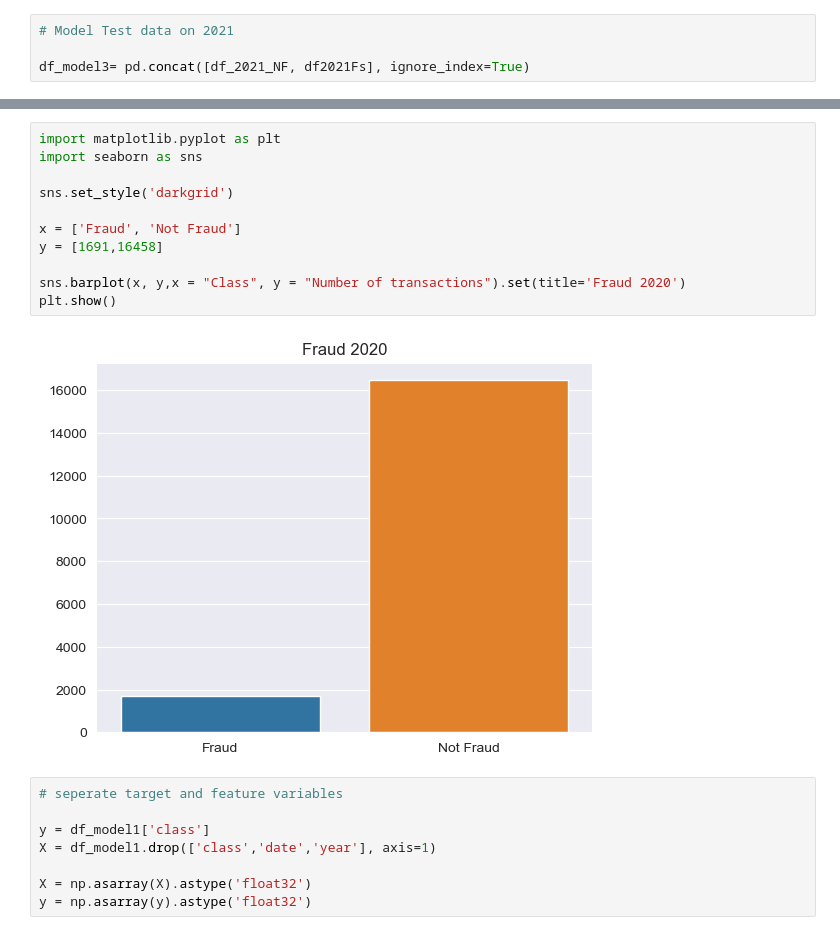
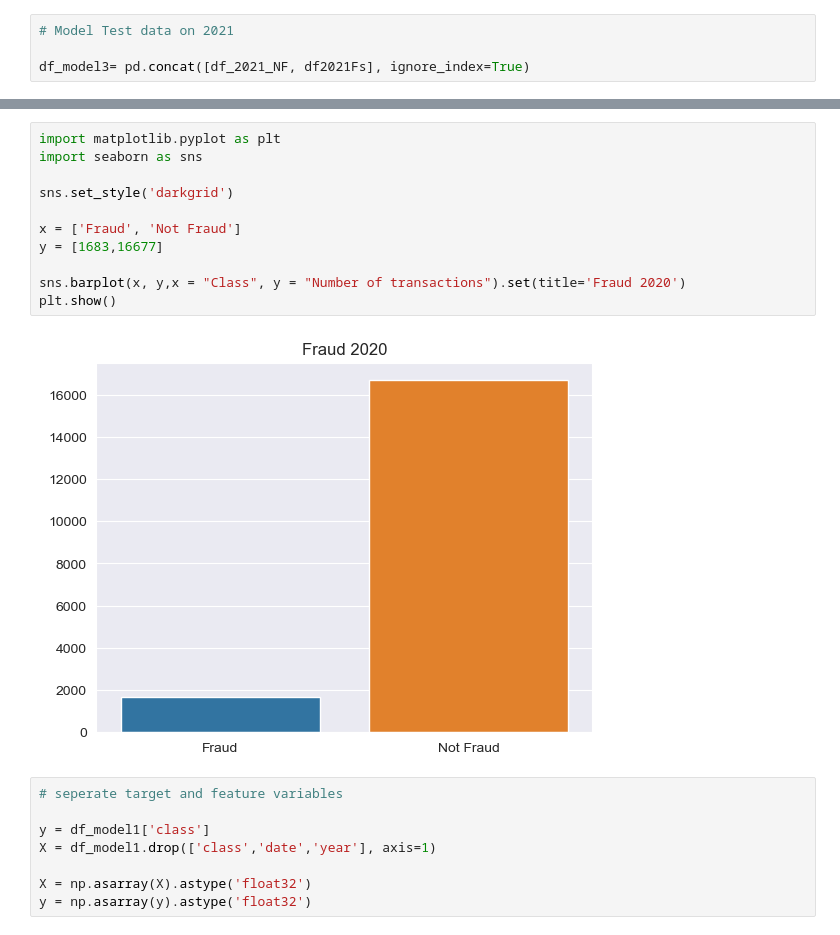
Before and after one commit to chaserobertson/credit-fraud, a Jupyter notebook: Concept drift.ipynb, the cells around one changed output, grey strips where cells are left out. Cells and saved outputs as stored; diff of their text form.

```diff
--- a/Concept drift.ipynb
+++ b/Concept drift.ipynb
@@ -384,16 +384,16 @@ Name: class, dtype: int64
 # %%
 import matplotlib.pyplot as plt
 import seaborn as sns
 
 sns.set_style('darkgrid')
 
 x = ['Fraud', 'Not Fraud']
-y = [1691,16458]
+y = [1683,16677]
 
 sns.barplot(x, y,x = "Class", y = "Number of transactions").set(title='Fraud 2020')
 plt.show()
 # %% [output]
-[figure, old version]
+[figure, new version]
 # %%
 # seperate target and feature variables
 
```
Also changed, not shown: parts of 51 cells of this notebook.
